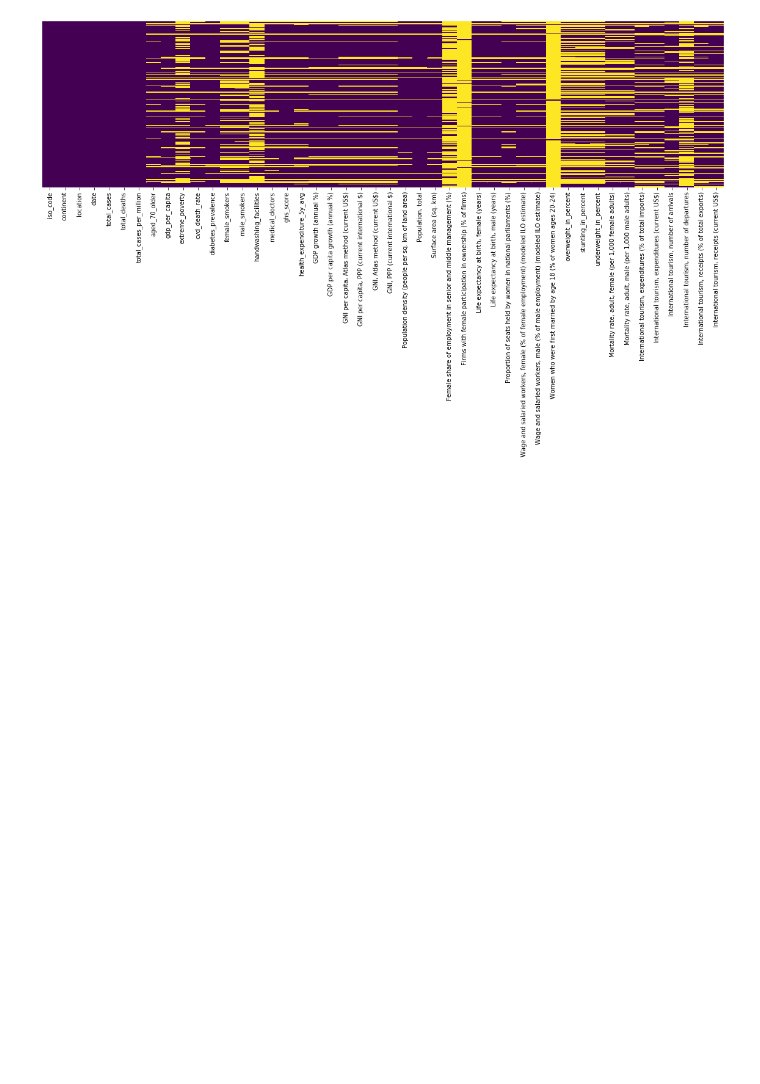
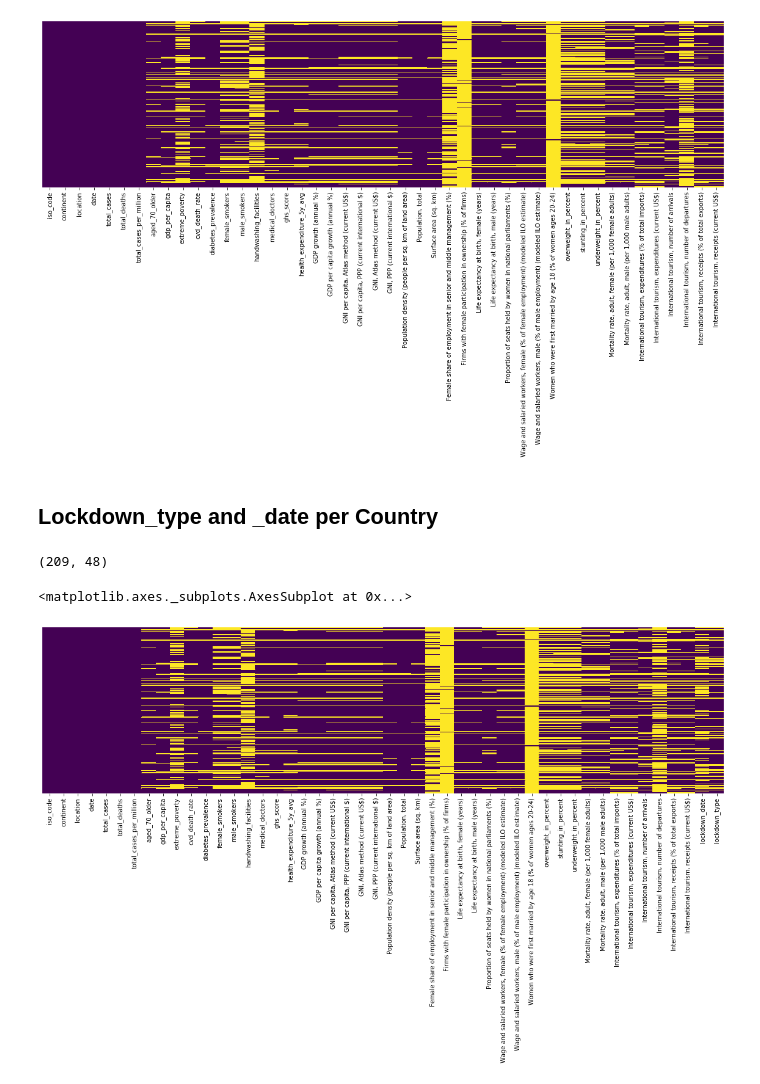
Before and after one commit to WWI17SEB/ml-covid, a Jupyter notebook: data/prepareData.ipynb, the cells around one changed output. Saved outputs shown, nothing was run; the diff lists cells and outputs as text; code cells hidden in the pictures; blank space fills up the shorter version.

Commit message:
add lockdown to prepareData

```diff
--- a/data/prepareData.ipynb
+++ b/data/prepareData.ipynb
@@ -18,6 +18,7 @@ FILE_PATH_WORLDBANK_DEVELOPMENT = "./raw/worldbank-datasets/Development.csv"
 FILE_PATH_WORLDBANK_POVERTY = "./raw/worldbank-datasets/Poverty.csv"
 FILE_PATH_WORLDBANK_POVERTY2 = "./raw/worldbank-datasets/Poverty2.csv"
 FILE_PATH_KAGGLE_MALNUTRITION = "./raw/kaggle-datasets/malnutrition.csv"
+FILE_PATH_KAGGLE_LOCKDOWN = "./raw/kaggle-datasets/countryLockdowndates.csv"
 FILE_PATH_WORLDBANK_MORTALITY = "./raw/worldbank-datasets/Mortality.csv"
 FILE_PATH_WORLDBANK_TRAVEL_TOURISM = "./raw/worldbank-datasets/TravelAndTourism.csv"
 # %% [markdown]
@@ -222,3 +223,21 @@ sns.heatmap(data = df.isnull(), yticklabels=False, cbar=False, cmap='viridis', a
 (209, 46)
 <matplotlib.axes._subplots.AxesSubplot at 0x...>
 [figure]
+# %% [markdown]
+## Lockdown_type and _date per Country
+# %%
+df_lockdown_set = pd.read_csv(FILE_PATH_KAGGLE_LOCKDOWN)
+# Generalize provinces of the countries and use earliest lockdown date
+df_lockdown_set = df_lockdown_set.sort_values('Date', ascending=True).groupby('Country/Region').first().reset_index()
+
+df_lockdown = df_lockdown_set.loc[:, ['Country/Region', 'Date', 'Type']]
+df_lockdown.rename(columns={'Country/Region':'location', 'Date':'lockdown_date', 'Type':'lockdown_type'}, inplace=True)
+# %%
+df = df.merge(df_lockdown, how = 'left', on = ['location'])
+print(df.shape)
+fig, ax = plt.subplots(figsize=(20,5))
+sns.heatmap(data = df.isnull(), yticklabels=False, cbar=False, cmap='viridis', ax=ax)
+# %% [output]
+(209, 48)
+<matplotlib.axes._subplots.AxesSubplot at 0x...>
+[figure, added]
```
Also changed, not shown: 1 other file.
